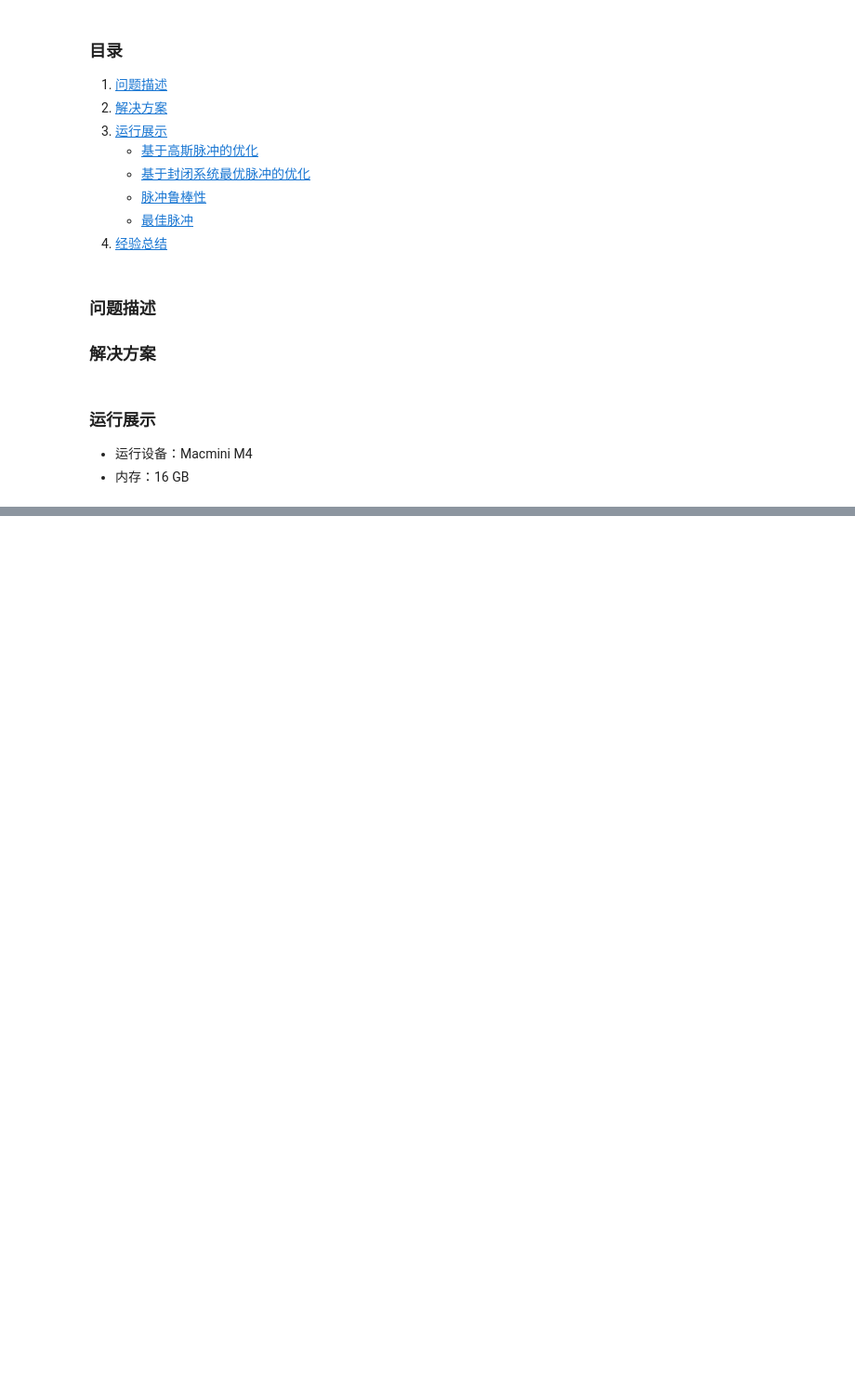
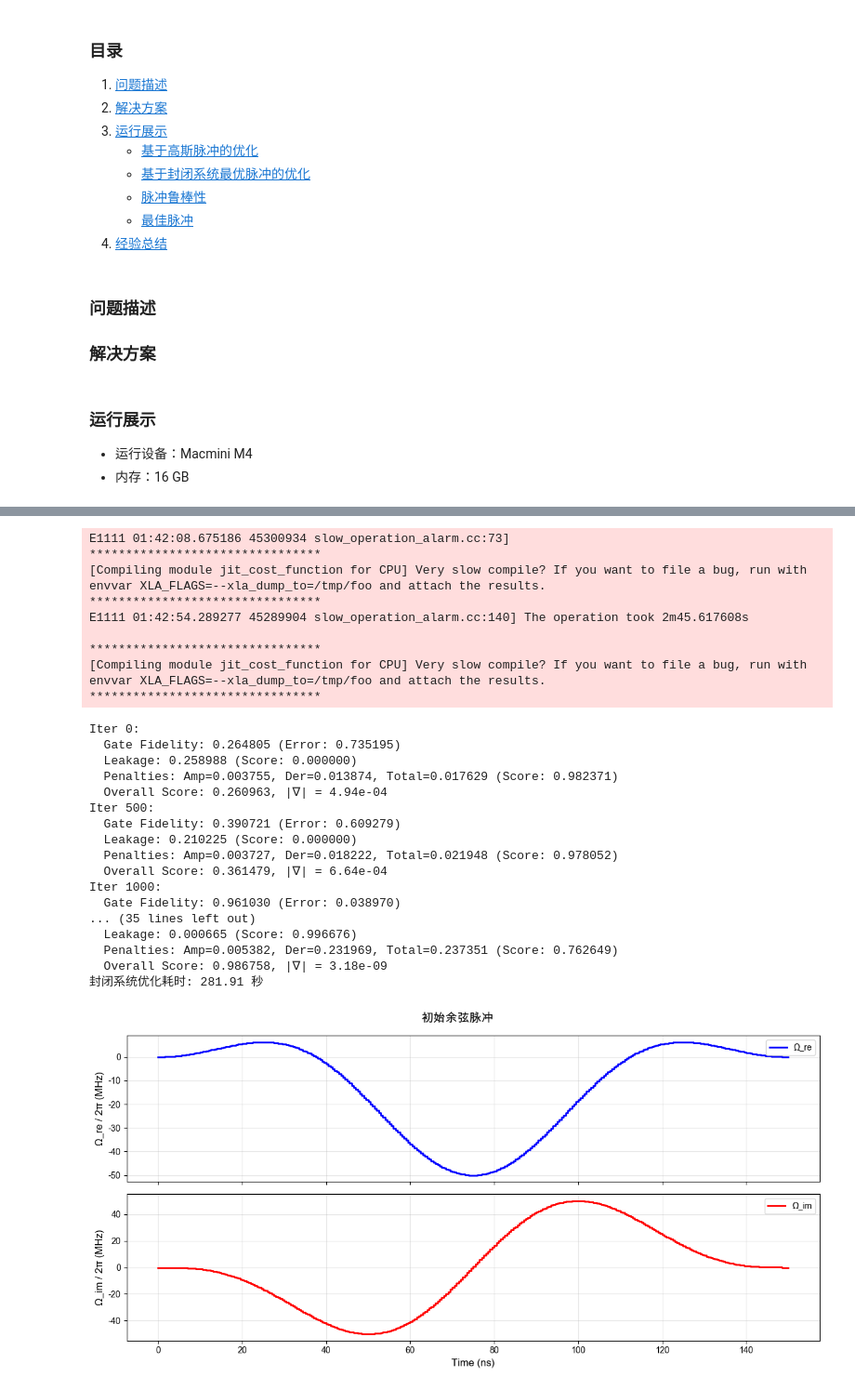
Before and after one commit to Leonardo-F/PulseOptimization, a Jupyter notebook: code/two_qubit/cnot_solution.ipynb, the cells around one changed output, grey strips where cells are left out. Shown: that part at 93% size. Saved outputs shown, nothing was run; the diff lists cells and outputs as text; code cells hidden in the pictures; blank space fills up the shorter version.

```diff
--- a/code/two_qubit/cnot_solution.ipynb
+++ b/code/two_qubit/cnot_solution.ipynb
@@ -111,21 +145,51 @@ plot_pulses(pulses_best_gaussian, grader.n_steps, grader.dt, title="优化后的
 # %%
-pulses_init_random = generate_initial_pulse(grader.n_steps, grader.dt, method="random", seed=1234)
+# 使用由余弦函数构造的脉冲
+pulses_init_cos = cosine_pulse(n_steps=grader.n_steps)
 
-plot_pulses(pulses_init_random, grader.n_steps, grader.dt, title="初始随机脉冲")
+plot_pulses(pulses_init_cos, grader.n_steps, grader.dt, title="初始余弦脉冲")
 
-random_score = grader.grade_submission(pulses_init_random, phi, seed=42, n_shots=n_shots, verbose=False)['overall_score']
-print(f"初始随机脉冲的评分：{random_score:.4f}")
+# 在封闭系统中优化，不考虑环境噪声
+# 封闭系统的优化器，使用 jax 库实现，可快速优化初始脉冲到最优状态
+# 优化器相关参数由题目给定，可进去源代码查看
+grape_closed = TwoQubitGRAPE()
 
-time_start_random = time.time()
-# 开始优化, 并获得过程中的迭代记录
-pulses_best_random, random_iter_hist = optimizer.run(
-    iters=iters,
-    shots=n_shots,
-    seeds=[42],
-    pulses_init=pulses_init_random,
-    file_name="random",
-    verbose=True # 打印每次的迭代信息
+time_closed = time.time()
+result = grape_closed.optimize(
+    pulses_init_cos,
+    maxiter=5000,
+    disp=True
 )
-time_end_random = time.time()
-print(f"随机脉冲优化耗时：{time_end_random - time_start_random:.4f} 秒")
+time_closed = time.time() - time_closed
+print(f"封闭系统优化耗时: {time_closed:.2f} 秒")
+
+# 优化后的最优封闭系统脉冲
+pulses_closed = result.pulses
+# %% [output]
+E1111 01:42:08.675186 45300934 slow_operation_alarm.cc:73]
+********************************
+[Compiling module jit_cost_function for CPU] Very slow compile? If you want to file a bug, run with envvar XLA_FLAGS=--xla_dump_to=/tmp/foo and attach the results.
+********************************
+E1111 01:42:54.289277 45289904 slow_operation_alarm.cc:140] The operation took 2m45.617608s
+
+********************************
+[Compiling module jit_cost_function for CPU] Very slow compile? If you want to file a bug, run with envvar XLA_FLAGS=--xla_dump_to=/tmp/foo and attach the results.
+********************************
+Iter 0:
+  Gate Fidelity: 0.264805 (Error: 0.735195)
+  Leakage: 0.258988 (Score: 0.000000)
+  Penalties: Amp=0.003755, Der=0.013874, Total=0.017629 (Score: 0.982371)
+  Overall Score: 0.260963, |∇| = 4.94e-04
+Iter 500:
+  Gate Fidelity: 0.390721 (Error: 0.609279)
+  Leakage: 0.210225 (Score: 0.000000)
+  Penalties: Amp=0.003727, Der=0.018222, Total=0.021948 (Score: 0.978052)
+  Overall Score: 0.361479, |∇| = 6.64e-04
+Iter 1000:
+  Gate Fidelity: 0.961030 (Error: 0.038970)
+... (35 lines left out)
+  Leakage: 0.000665 (Score: 0.996676)
+  Penalties: Amp=0.005382, Der=0.231969, Total=0.237351 (Score: 0.762649)
+  Overall Score: 0.986758, |∇| = 3.18e-09
+封闭系统优化耗时: 281.91 秒
+[figure, added]
 # %%
```
Also changed, not shown: parts of 19 cells of this notebook, 11 other files.
